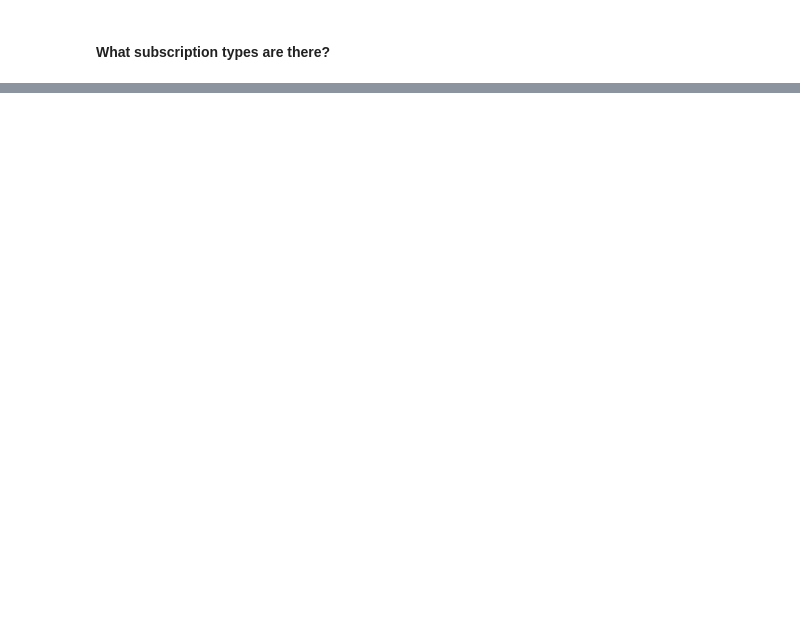
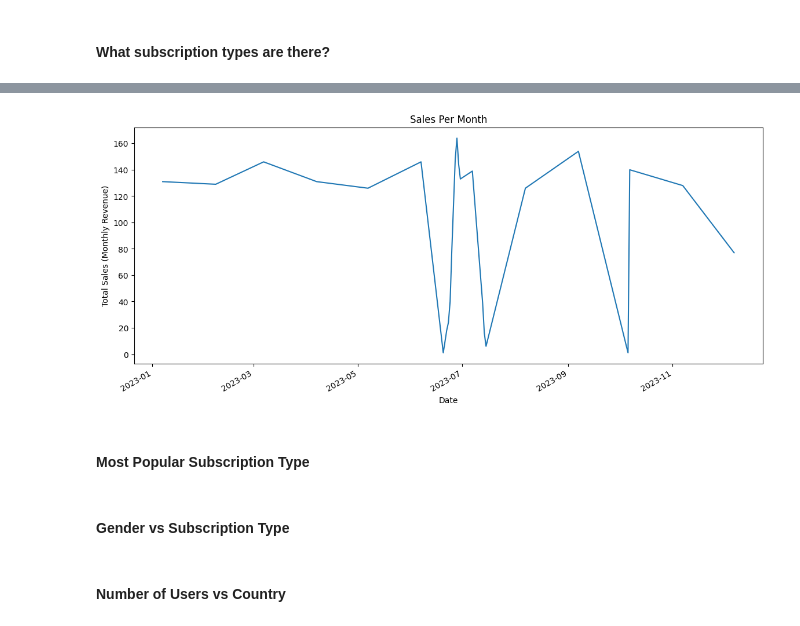
Before and after one commit to julianacharisser/My-DAC-Curriculum, a Jupyter notebook: EDA-and-Tableau-Tutorial/EDA-and-Tableau-Tutorial.ipynb, the cells around one changed output, grey strips where cells are left out. Saved outputs shown, nothing was run; the diff lists cells and outputs as text; code cells hidden in the pictures; blank space fills up the shorter version.

```diff
--- a/EDA-and-Tableau-Tutorial/EDA-and-Tableau-Tutorial.ipynb
+++ b/EDA-and-Tableau-Tutorial/EDA-and-Tableau-Tutorial.ipynb
@@ -45,0 +51,3 @@ number of duplicate rows:  (0, 10)
+# %%
+df['Join Date'] = pd.to_datetime(df['Join Date'])
+df['Last Payment Date'] = pd.to_datetime(df['Last Payment Date'])
@@ -60,0 +131,14 @@ Name: count, dtype: int64
+# %%
+df['Last Payment Date'].value_counts().sort_index().plot(kind='line', title='Sales Per Month')
+plt.rcParams['figure.figsize'] = (14, 6)
+plt.xlabel('Date')
+plt.ylabel('Total Sales (Monthly Revenue)')
+plt.show()
+# %% [output]
+[figure, added]
+# %% [markdown]
+#### Most Popular Subscription Type
+# %% [markdown]
+#### Gender vs Subscription Type
+# %% [markdown]
+#### Number of Users vs Country
```
Also changed, not shown: parts of 12 cells of this notebook.
